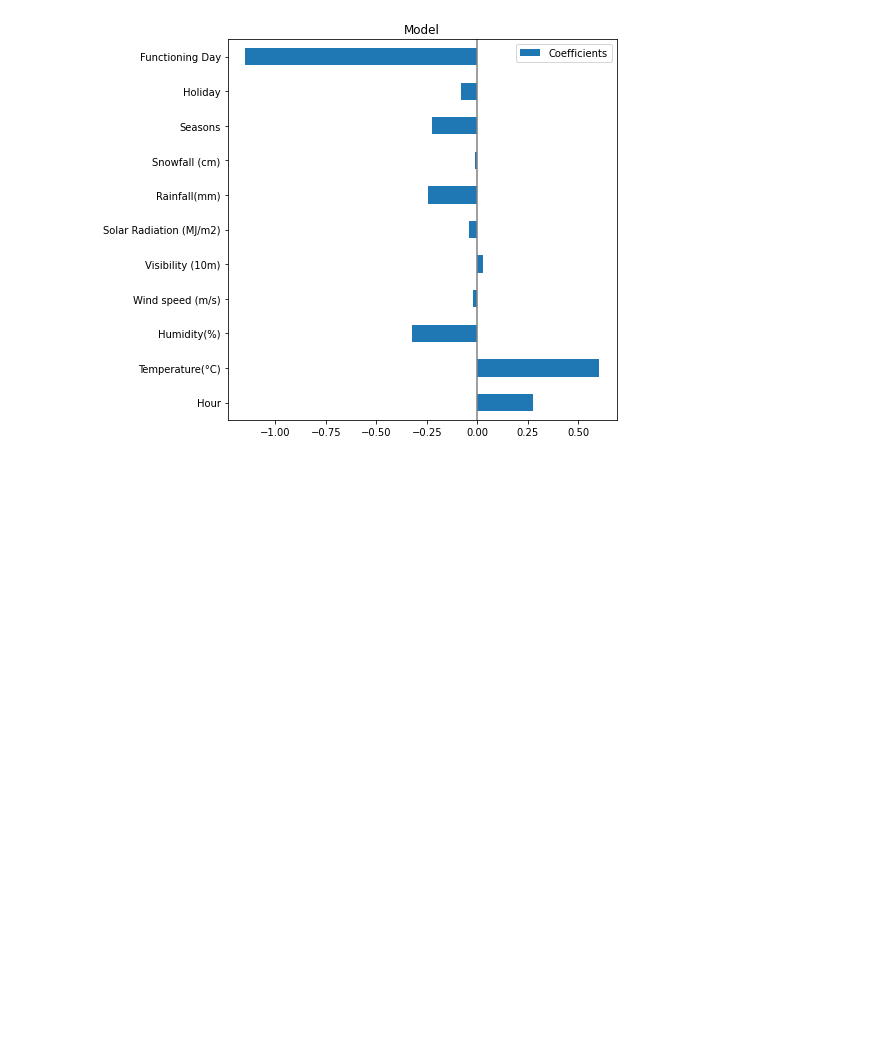
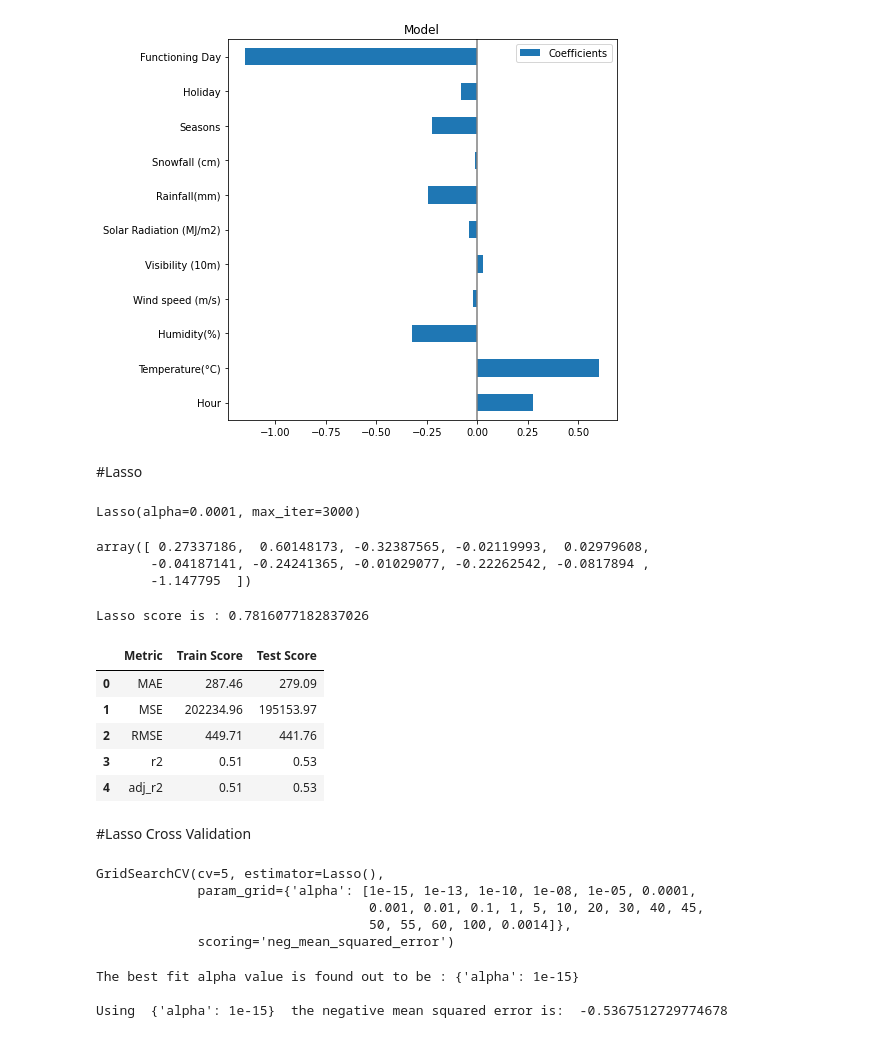
Before and after one commit to harsh15998/seoul-bike-data-, a Jupyter notebook: seoul_bike_.ipynb, the cells around one changed output. Saved outputs shown, nothing was run; the diff lists cells and outputs as text; code cells hidden in the pictures; blank space fills up the shorter version.

```diff
--- a/seoul_bike_.ipynb
+++ b/seoul_bike_.ipynb
@@ -551,3 +551,23 @@ plt.show()
 feature_impo(reg)
 # %% [output]
 [figure]
+# %% [markdown]
+#Lasso
+# %%
+from sklearn.linear_model import Lasso
+#Creating an instance of the model
+lasso  = Lasso(alpha=0.0001 , max_iter= 3000)
+#Fitting the model
+lasso.fit(X_train, y_train)
+# %% [output]
+Lasso(alpha=0.0001, max_iter=3000)
+# %%
+lasso.coef_
+# %% [output]
+array([ 0.27337186,  0.60148173, -0.32387565, -0.02119993,  0.02979608,
+       -0.04187141, -0.24241365, -0.01029077, -0.22262542, -0.0817894 ,
+       -1.147795  ])
+# %%
+print("Lasso score is :",lasso.score(X_train, y_train))
+# %% [output]
+Lasso score is : 0.7816077182837026
@@ -553,0 +577,31 @@ feature_impo(reg)
+# %%
+performance(lasso)
+# %% [output]
+|  | Metric | Train Score | Test Score |
+| 0 | MAE | 287.46 | 279.09 |
+| 1 | MSE | 202234.96 | 195153.97 |
+| 2 | RMSE | 449.71 | 441.76 |
+| 3 | r2 | 0.51 | 0.53 |
+| 4 | adj_r2 | 0.51 | 0.53 |
+# %% [markdown]
+#Lasso Cross Validation
+# %%
+# Cross validation
+from sklearn.model_selection import GridSearchCV
+lasso = Lasso()
+parameters = {'alpha': [1e-15,1e-13,1e-10,1e-8,1e-5,1e-4,1e-3,1e-2,1e-1,1,5,10,20,30,40,45,50,55,60,100,0.0014]}
+lasso_regressor = GridSearchCV(lasso, parameters, scoring='neg_mean_squared_error', cv=5)
+lasso_regressor.fit(X_train, y_train)
+# %% [output]
+GridSearchCV(cv=5, estimator=Lasso(),
+             param_grid={'alpha': [1e-15, 1e-13, 1e-10, 1e-08, 1e-05, 0.0001,
+                                   0.001, 0.01, 0.1, 1, 5, 10, 20, 30, 40, 45,
+                                   50, 55, 60, 100, 0.0014]},
+             scoring='neg_mean_squared_error')
+# %%
+print("The best fit alpha value is found out to be :" ,lasso_regressor.best_params_)
+print("\nUsing ",lasso_regressor.best_params_, " the negative mean squared error is: ", lasso_regressor.best_score_)
+# %% [output]
+The best fit alpha value is found out to be : {'alpha': 1e-15}
+
+Using  {'alpha': 1e-15}  the negative mean squared error is:  -0.5367512729774678
```
Also changed, not shown: parts of 32 cells of this notebook.
